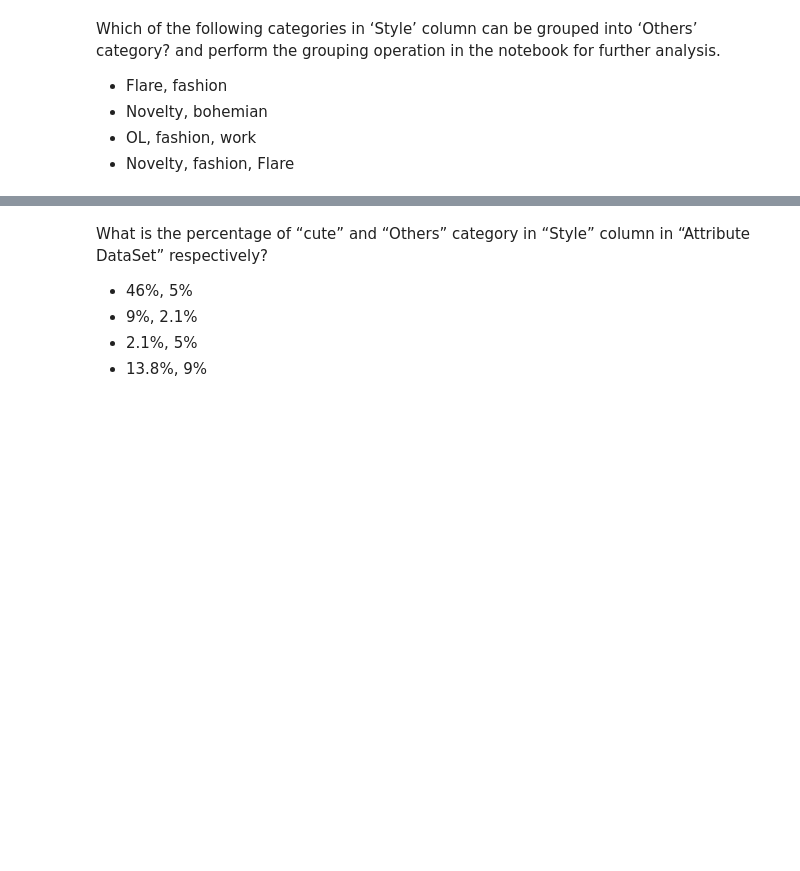
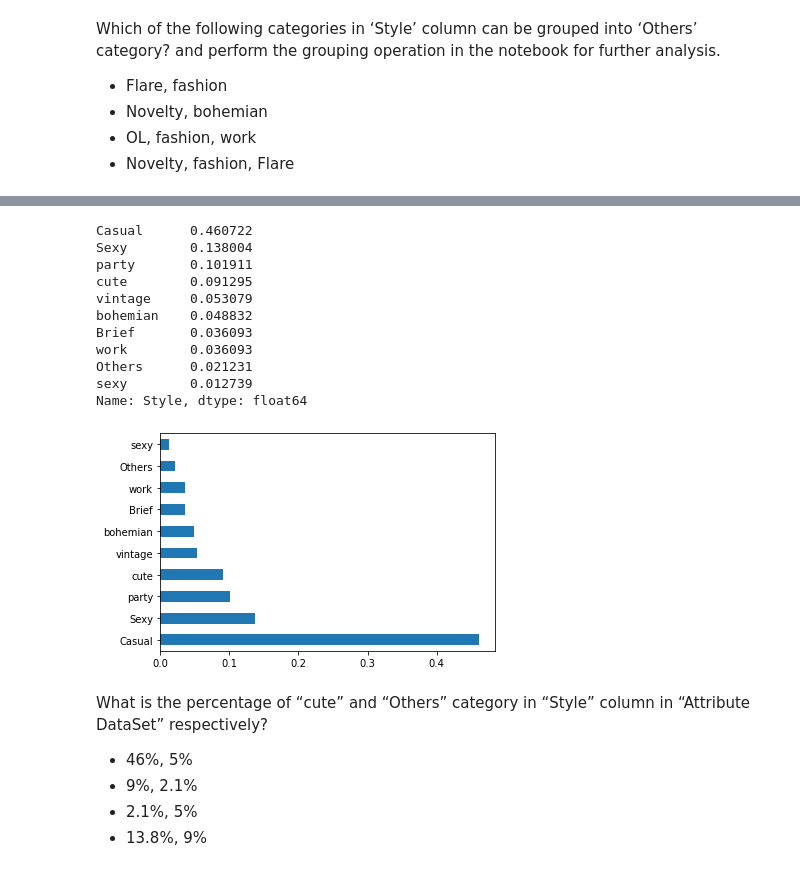
Before and after one commit to deepak7meher/machine-learning, a Jupyter notebook: EDA-Exercise.ipynb, the cells around one changed output, grey strips where cells are left out. Cells and saved outputs as stored; diff of their text form; code cells hidden in the pictures; blank space fills up the shorter version.

```diff
--- a/EDA-Exercise.ipynb
+++ b/EDA-Exercise.ipynb
@@ -156,3 +332,22 @@ In the given dataset, there are certain discrepancies with the categorical names
+# %%
+inp0.Season= inp0.Season.replace('Automn', "Autumn")
+
+inp0.Season= inp0.Season.replace('spring', "Spring")
+
+inp0.Season= inp0.Season.replace('winter', "Winter")
+# %%
+#correcting the Spellings.
+inp0.SleeveLength= inp0.SleeveLength.replace(['cap-sleeves', 'capsleeves'], "cap sleeves")
+
+inp0.SleeveLength= inp0.SleeveLength.replace('full', "full sleeves")
+
+inp0.SleeveLength= inp0.SleeveLength.replace(['half','halfsleeve'], "half sleeves")
+
+inp0.SleeveLength= inp0.SleeveLength.replace(['sleevless', 'sleeevless', 'sleeveless', 'sleveless'], "sleeve less")
+
+inp0.SleeveLength= inp0.SleeveLength.replace(['threequarter','threequater', 'thressqatar'], "three quater")
+
+inp0.SleeveLength= inp0.SleeveLength.replace(['turndowncollor','urndowncollor'], "turn down collar")
 # %% [markdown]
 ## Univariate Analysis
 # %% [markdown]
@@ -168,2 +373,4 @@ Which of the following categories in ‘Style’ column can be grouped into ‘O
 # %%
 # Group "Style" categories into "Others" which have less than 50000 sales across all the seasons.
+total_collection=inp0.groupby(['Style'])['Spring','Winter','Autumn', 'Summer'].sum()
+total_collection[total_collection.sum(axis = 1)<50000]
@@ -169,0 +384,2 @@ Which of the following categories in ‘Style’ column can be grouped into ‘O
+# %%
+inp0.replace(total_collection[total_collection.sum(axis=1)<50000].index, 'Others', inplace=True)
@@ -170,3 +400,20 @@ Which of the following categories in ‘Style’ column can be grouped into ‘O
+# %%
+print(inp0.Style.value_counts(normalize=True))
+inp0.Style.value_counts(normalize=True).plot.barh()
+plt.show()
+# %% [output]
+Casual      0.460722
+Sexy        0.138004
+party       0.101911
+cute        0.091295
+vintage     0.053079
+bohemian    0.048832
+Brief       0.036093
+work        0.036093
+Others      0.021231
+sexy        0.012739
+Name: Style, dtype: float64
+[figure, added]
 # %% [markdown]
 What is the percentage of “cute” and “Others” category in “Style” column in “Attribute DataSet” respectively?
 - 46%, 5%
```
Also changed, not shown: parts of 31 cells of this notebook.
